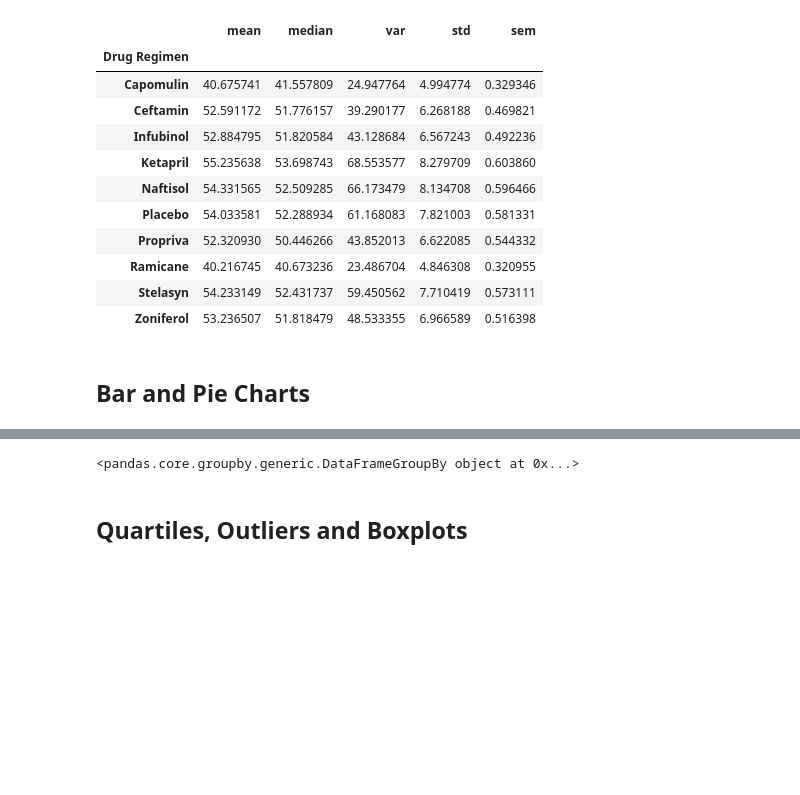
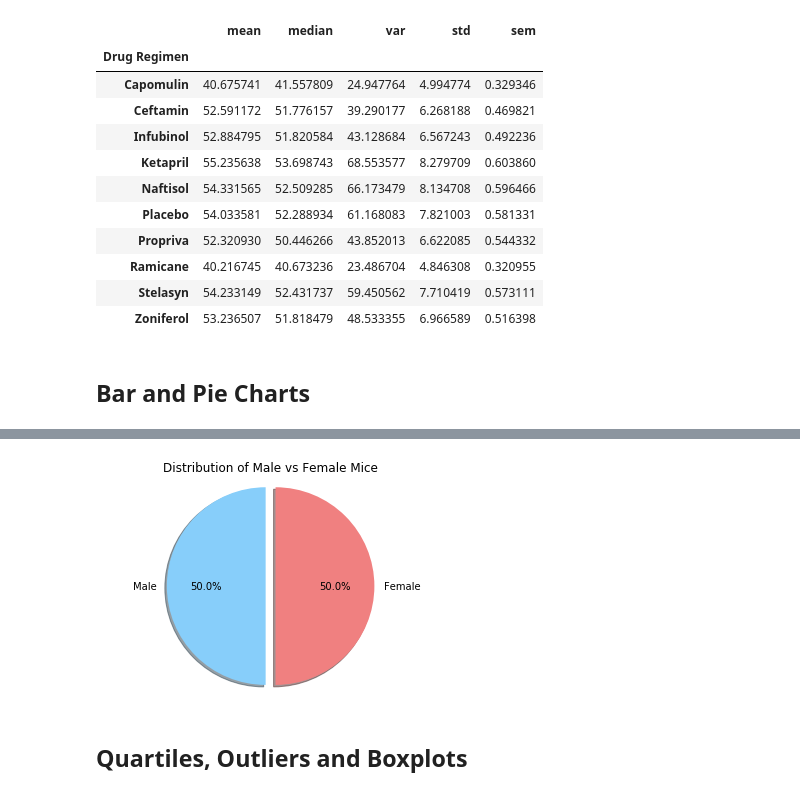
Before and after one commit to michelleherman13/matplotlib-challenge, a Jupyter notebook: Pymaceuticals/Pymaceuticals.ipynb, the cells around one changed output, grey strips where cells are left out. Saved outputs shown, nothing was run; the diff lists cells and outputs as text; code cells hidden in the pictures; blank space fills up the shorter version.

```diff
--- a/Pymaceuticals/Pymaceuticals.ipynb
+++ b/Pymaceuticals/Pymaceuticals.ipynb
@@ -166,9 +162,20 @@ mice_study.head()
 # %%
 # Generate a pie plot showing the distribution of female versus male mice using Pandas
 gender_pie=mice_study.groupby(["Sex"])
 gender_pie
+
+genders=["Male", "Female"]
+size=[1, 1]
+colors=["lightskyblue", "lightcoral"]
+explode=(0.1,0)
+
+plt.title("Distribution of Male vs Female Mice")
+plt.pie(size, explode=explode, labels=genders, colors=colors,
+        autopct="%1.1f%%", shadow=True, startangle=90)
+plt.axis("equal")
+plt.show()
 # %% [output]
-<pandas.core.groupby.generic.DataFrameGroupBy object at 0x...>
+[figure, added]
 # %%
 # Generate a pie plot showing the distribution of female versus male mice using pyplot
 # %% [markdown]
```
Also changed, not shown: parts of 2 cells of this notebook.
